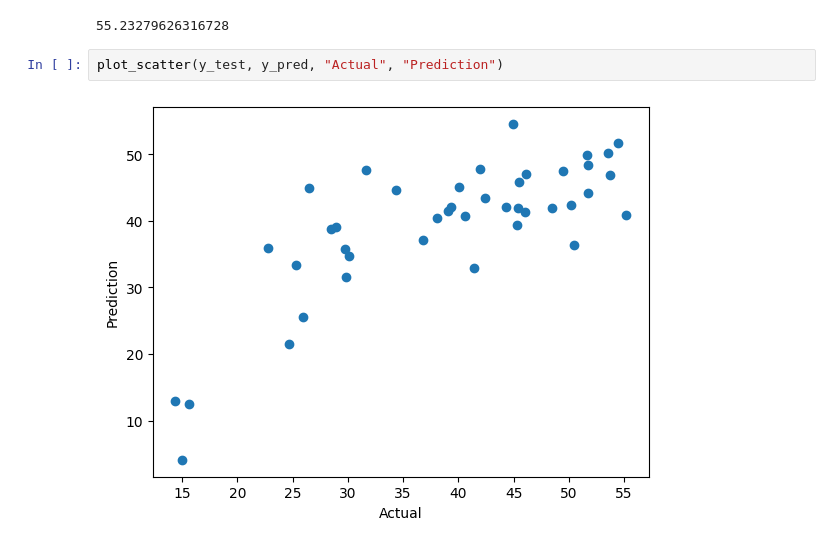
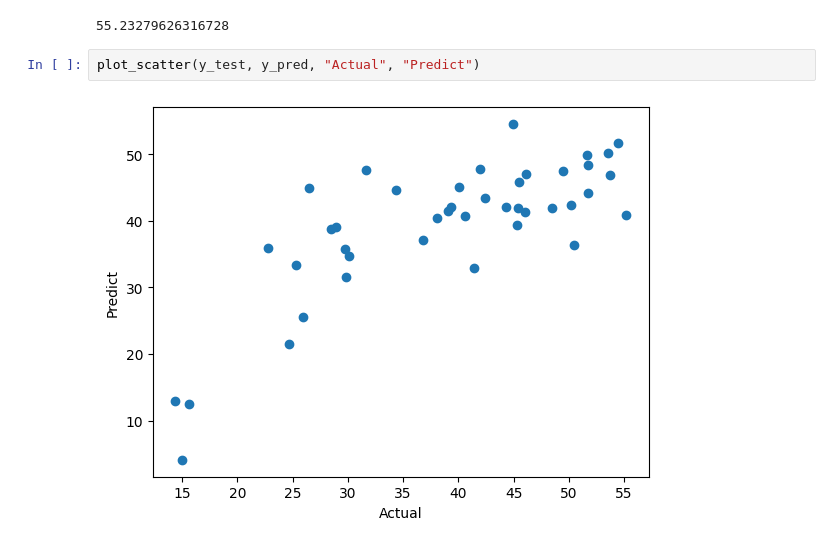
Before and after one commit to tieuandpepper/CHEE-6397_Labs, a Jupyter notebook: lab3.ipynb, the cells around one changed output. Saved outputs shown, nothing was run; the diff lists cells and outputs as text.

```diff
--- a/lab3.ipynb
+++ b/lab3.ipynb
@@ -290,6 +301,6 @@ mean_squared_error(y_test, y_pred)
 # %% [output]
 55.23279626316728
 # %%
-plot_scatter(y_test, y_pred, "Actual", "Prediction")
+plot_scatter(y_test, y_pred, "Actual", "Predict")
 # %% [output]
-[figure, old version]
+[figure, new version]
```
Also changed, not shown: parts of 7 cells of this notebook.
